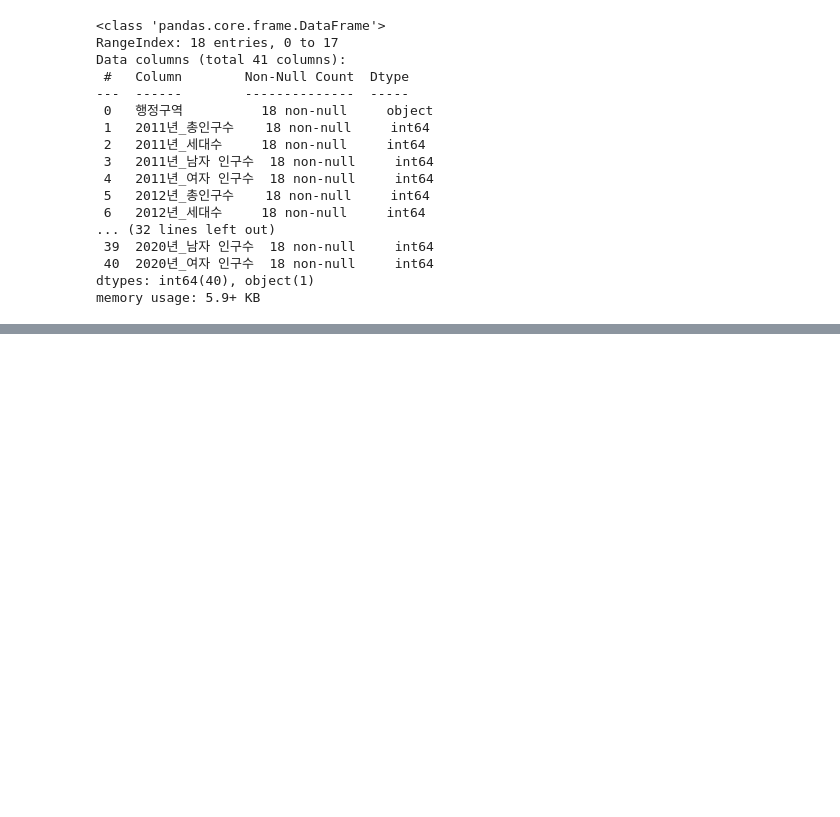
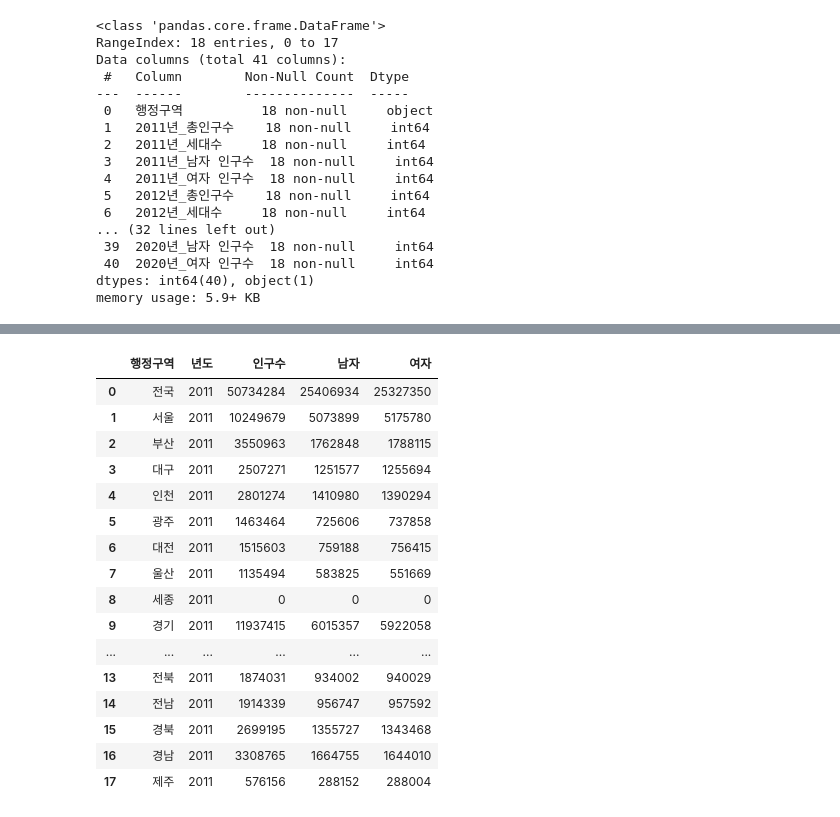
Before and after one commit to CraftyDragon678/study-bigdata, a Jupyter notebook: 40_데이터분석 실습/06_인구데이터분석.ipynb, the cells around one changed output, grey strips where cells are left out. Saved outputs shown, nothing was run; the diff lists cells and outputs as text; code cells hidden in the pictures; blank space fills up the shorter version.

```diff
--- a/40_데이터분석 실습/06_인구데이터분석.ipynb
+++ b/40_데이터분석 실습/06_인구데이터분석.ipynb
@@ -45,3 +58,5 @@ memory usage: 5.9+ KB
 # %%
 # id_vars: 기준이 되는 컬럼
-pd.melt(df, id_vars=['행정구역'], value_vars=[''])
+df_2011 = pd.melt(df, id_vars=['행정구역'], value_vars=['2011년_총인구수'], var_name='년도', value_name='인구수')
+df_2011.년도 = 2011
+df_2011
@@ -47,0 +81,4 @@ pd.melt(df, id_vars=['행정구역'], value_vars=[''])
+# %%
+df_2011_m = pd.melt(df, id_vars=['행정구역'], value_vars=['2011년_남자 인구수'], var_name='년도', value_name='남자')
+df_2011_m.년도 = 2011
+df_2011_m
@@ -47,0 +103,4 @@ pd.melt(df, id_vars=['행정구역'], value_vars=[''])
+# %%
+df_2011_f = pd.melt(df, id_vars=['행정구역'], value_vars=['2011년_여자 인구수'], var_name='년도', value_name='여자')
+df_2011_f.년도 = 2011
+df_2011_f
@@ -47,0 +125,22 @@ pd.melt(df, id_vars=['행정구역'], value_vars=[''])
+# %%
+df_2011_all = pd.merge(df_2011, df_2011_m, on=['행정구역', '년도'], how='inner')
+df_2011_all = pd.merge(df_2011_all, df_2011_f, on=['행정구역', '년도'], how='inner')
+df_2011_all
+# %% [output]
+|  | 행정구역 | 년도 | 인구수 | 남자 | 여자 |
+| 0 | 전국 | 2011 | 50734284 | 25406934 | 25327350 |
+| 1 | 서울 | 2011 | 10249679 | 5073899 | 5175780 |
+| 2 | 부산 | 2011 | 3550963 | 1762848 | 1788115 |
+| 3 | 대구 | 2011 | 2507271 | 1251577 | 1255694 |
+| 4 | 인천 | 2011 | 2801274 | 1410980 | 1390294 |
+| 5 | 광주 | 2011 | 1463464 | 725606 | 737858 |
+| 6 | 대전 | 2011 | 1515603 | 759188 | 756415 |
+| 7 | 울산 | 2011 | 1135494 | 583825 | 551669 |
+| 8 | 세종 | 2011 | 0 | 0 | 0 |
+| 9 | 경기 | 2011 | 11937415 | 6015357 | 5922058 |
+| ... | ... | ... | ... | ... | ... |
+| 13 | 전북 | 2011 | 1874031 | 934002 | 940029 |
+| 14 | 전남 | 2011 | 1914339 | 956747 | 957592 |
+| 15 | 경북 | 2011 | 2699195 | 1355727 | 1343468 |
+| 16 | 경남 | 2011 | 3308765 | 1664755 | 1644010 |
+| 17 | 제주 | 2011 | 576156 | 288152 | 288004 |
```
Also changed, not shown: parts of 14 cells of this notebook.
